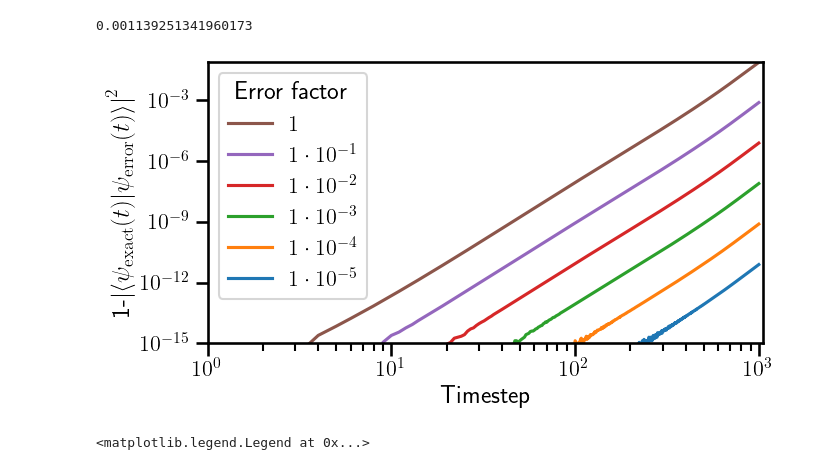
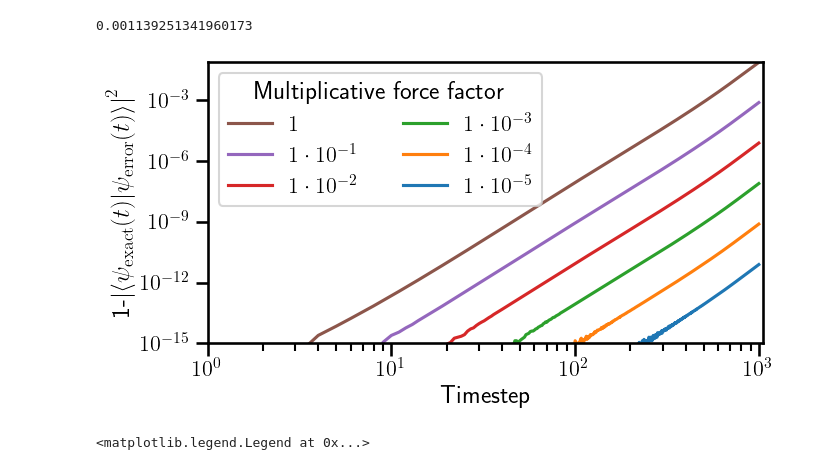
Before and after one commit to danielbultrini/TDVQP_SM, a Jupyter notebook: classical_propagation.ipynb, the cells around one changed output. Drawn from its saved outputs; the diff is of its cells as text; code cells hidden in the pictures.

```diff
--- a/classical_propagation.ipynb
+++ b/classical_propagation.ipynb
@@ -618,18 +618,18 @@ df  = df.rename(columns={'value':'Fidelity','variable':'Error factor'})
 # %%
 fig, ax = plt.subplots(figsize=((7, 4)))
 sns.lineplot(data=df,x='Timestep',y='Fidelity',ci=None,hue='Error factor',ax=ax)
 ax.set(ylabel=r'1-$\left |\langle\psi_\mathrm{exact}(t)|\psi_\mathrm{error}(t)\rangle\right |^2 $',xlabel= r'Timestep',ylim=1e-15,xlim=1)
 handles, labels = plt.gca().get_legend_handles_labels()
 labels[-1]='$1$'
 handles = handles[::-1]
 labels = labels[::-1]
-plt.legend(handles=handles, labels=labels, ncol=1,title='Error factor')
+plt.legend(handles=handles, labels=labels, ncol=2,title='Multiplicative force factor')
 plt.tight_layout()
 plt.yscale('log')
 plt.xscale('log')
 plt.savefig('additional_plots/force_error.pdf')
 # %% [output]
-[figure, old version]
+[figure, new version]
 # %%
 time = np.array(list(range(1000)))+1
 fids = []
```
Also changed, not shown: 1 other file.
